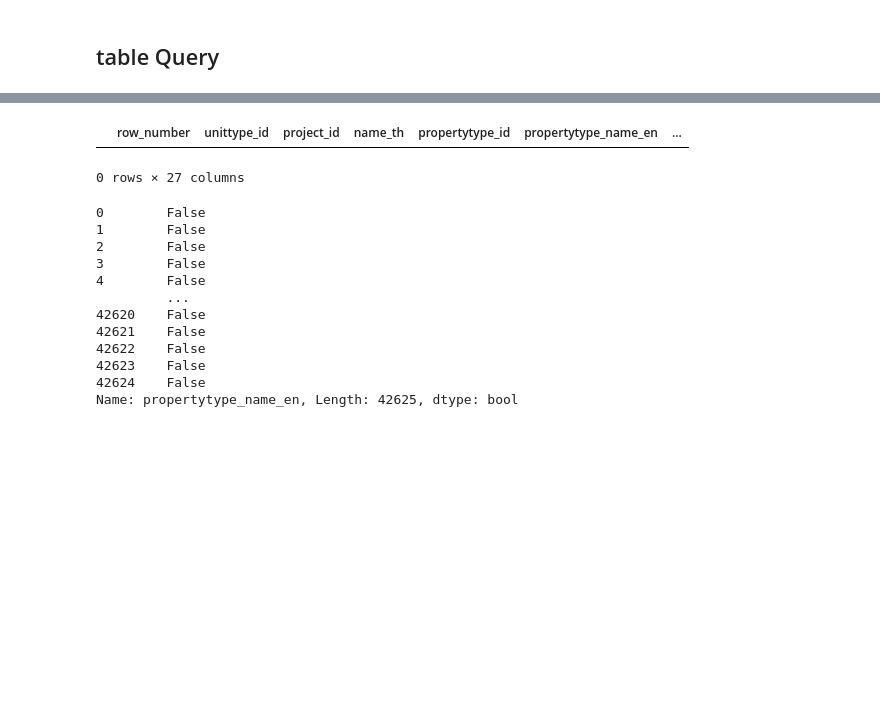
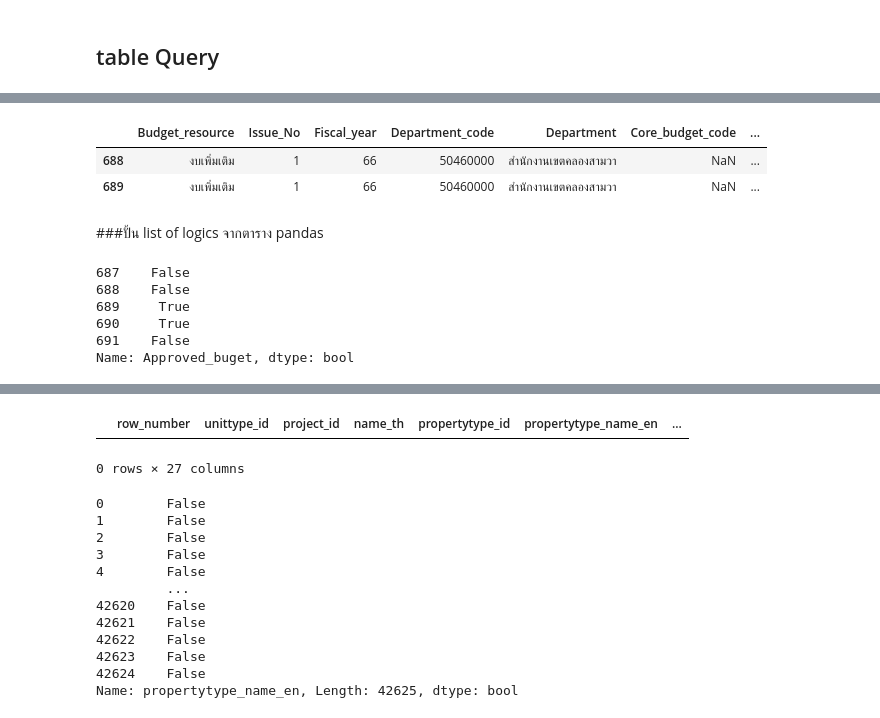
Before and after one commit to ananyapoonsawat/Python_dataviz2023, a Jupyter notebook: Pandas101.ipynb, the cells around one changed output, grey strips where cells are left out. Cells and saved outputs as stored; diff of their text form; code cells hidden in the pictures; blank space fills up the shorter version.

```diff
--- a/Pandas101.ipynb
+++ b/Pandas101.ipynb
@@ -181,0 +231,3 @@ data1.iloc[-20 :,7:10]
+# %%
+small_df = data1.iloc[-5:,:]
+small_df
@@ -181,0 +241,17 @@ data1.iloc[-20 :,7:10]
+# %%
+small_df[[False,True,True,False,False]] #ตัวที่เราสนใจ=True ตัวที่เราไม่สนใจ=False]
+# %% [output]
+|  | Budget_resource | Issue_No | Fiscal_year | Department_code | Department | Core_budget_code | ... |
+| 688 | งบเพิ่มเติม | 1 | 66 | 50460000 | สำนักงานเขตคลองสามวา | NaN | ... |
+| 689 | งบเพิ่มเติม | 1 | 66 | 50460000 | สำนักงานเขตคลองสามวา | NaN | ... |
+# %% [markdown]
+###ปั้น list of logics จากตาราง pandas
+# %%
+small_df['Approved_buget']<1000000
+# %% [output]
+687    False
+688    False
+689     True
+690     True
+691    False
+Name: Approved_buget, dtype: bool
```
Also changed, not shown: parts of 22 cells of this notebook.
